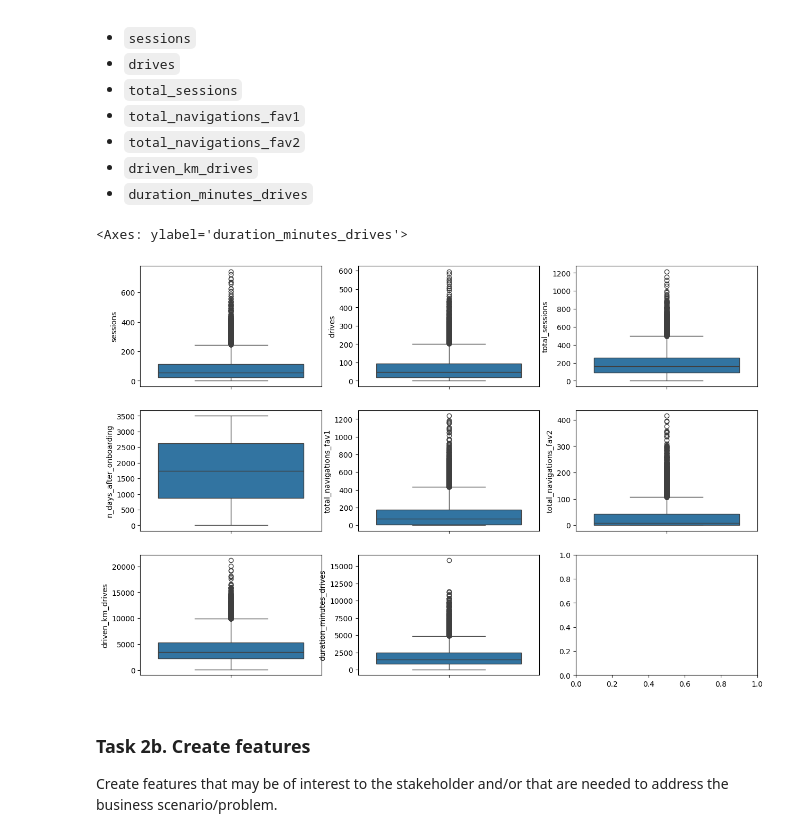
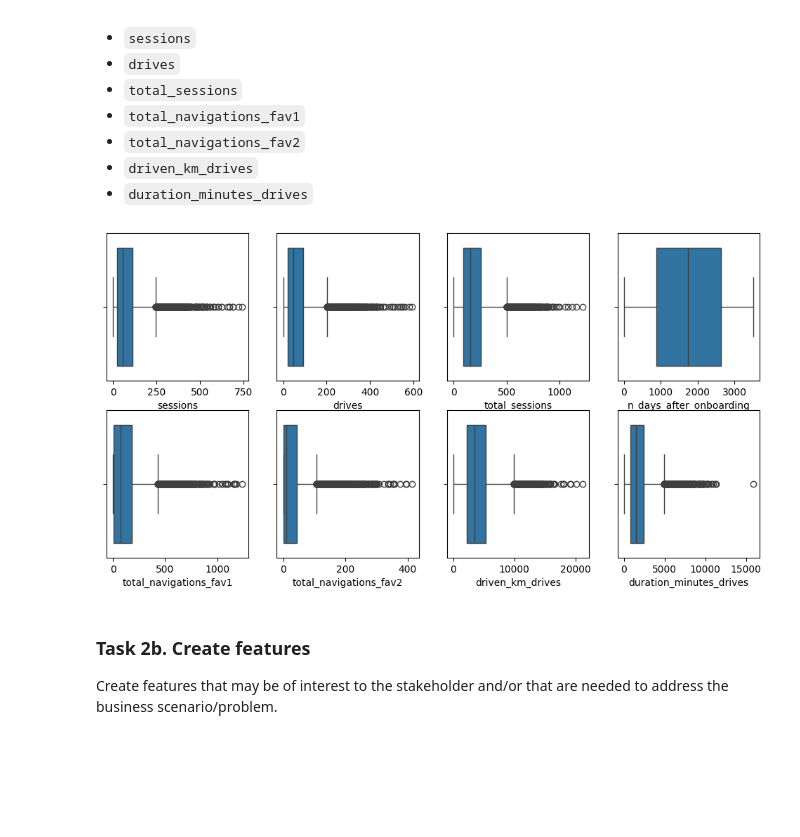
Before and after one commit to dianario/waze-project, a Jupyter notebook: 5_Waze_regression.ipynb, the cells around one changed output. Cells and saved outputs as stored; diff of their text form; code cells hidden in the pictures; blank space fills up the shorter version.

```diff
--- a/5_Waze_regression.ipynb
+++ b/5_Waze_regression.ipynb
@@ -167,18 +167,18 @@ df.describe()
 * `driven_km_drives`
 * `duration_minutes_drives`
 # %%
-fig, axes = plt.subplots(3,3, figsize=(15,10))
-sns.boxplot(df['sessions'], ax=axes[0,0])
-sns.boxplot(df['drives'], ax=axes[0,1])
-sns.boxplot(df['total_sessions'], ax=axes[0,2])
-sns.boxplot(df['n_days_after_onboarding'], ax=axes[1,0])
-sns.boxplot(df['total_navigations_fav1'], ax=axes[1,1])
-sns.boxplot(df['total_navigations_fav2'], ax=axes[1,2])
-sns.boxplot(df['driven_km_drives'], ax=axes[2,0])
-sns.boxplot(df['duration_minutes_drives'], ax=axes[2,1])
+fig, axes = plt.subplots(2,4, figsize=(12,6))
+sns.boxplot(x=df['sessions'], ax=axes[0,0])
+sns.boxplot(x=df['drives'], ax=axes[0,1])
+sns.boxplot(x=df['total_sessions'], ax=axes[0,2])
+sns.boxplot(x=df['n_days_after_onboarding'], ax=axes[0,3])
+sns.boxplot(x=df['total_navigations_fav1'], ax=axes[1,0])
+sns.boxplot(x=df['total_navigations_fav2'], ax=axes[1,1])
+sns.boxplot(x=df['driven_km_drives'], ax=axes[1,2])
+sns.boxplot(x=df['duration_minutes_drives'], ax=axes[1,3])
+plt.show()
 # %% [output]
-<Axes: ylabel='duration_minutes_drives'>
-[figure, old version]
+[figure, new version]
 # %% [markdown]
 ### **Task 2b. Create features**
 
```
Also changed, not shown: parts of 32 cells of this notebook.
